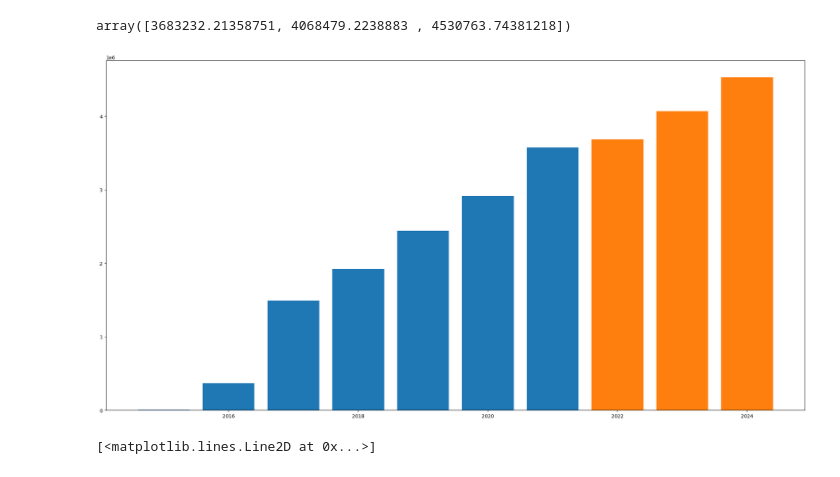
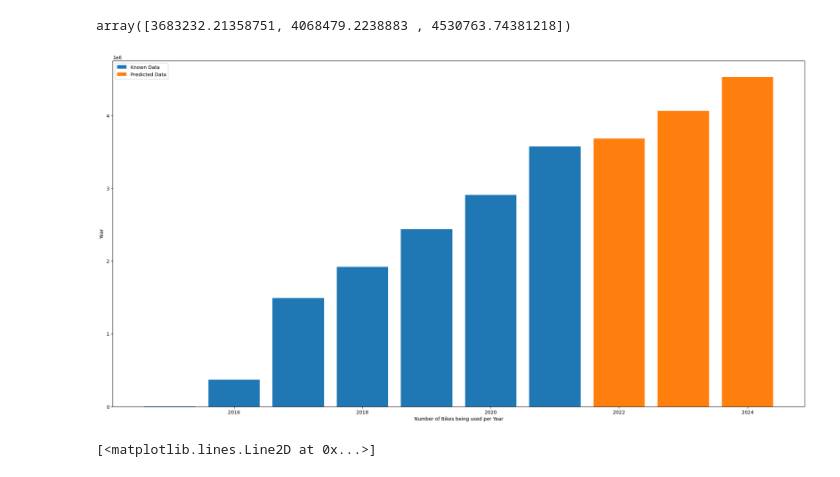
Before and after one commit to L-Pen/EY-case-comp-2022, a Jupyter notebook: bikemodel.ipynb, the cells around one changed output. Drawn from its saved outputs; the diff is of its cells as text; code cells hidden in the pictures.

```diff
--- a/bikemodel.ipynb
+++ b/bikemodel.ipynb
@@ -153,20 +153,25 @@ array([3683232.21358751, 4068479.2238883 , 4530763.74381218])
 # %%
 #Plot the data that we have (blue) from 2015 -> 2021 and the predicted data (orange) from 2022 -> 2024
 
 fig = plt.figure()
 ax = fig.add_axes([0,0,1,1])
 langs = df['Year']
 number_of_ppl = df["Number of Bikes"]
-ax.bar(langs,number_of_ppl)
+ax.bar(langs,number_of_ppl, label="Known Data")
 
 pred_year = [2022,2023,2024]
 pred_number_of_ppl = forecast_predicted
-ax.bar(pred_year,pred_number_of_ppl)
+ax.bar(pred_year,pred_number_of_ppl, label= "Predicted Data")
+plt.legend(loc="upper left")
+
+plt.xlabel("Number of Bikes being used per Year", fontsize=20)
+plt.ylabel("Year")
+
 plt.show()
 
 #I chose a bar graph to emphasize the predicted growth of the number of bikes being used
 # %% [output]
-[figure, old version]
+[figure, new version]
 # %%
 dates = pd.date_range(start='2022', periods=3, freq='Y').year
 plt.scatter(dates, forecast_predicted, color="y")
```
Also changed, not shown: parts of 1 cell of this notebook, 2 other files.
